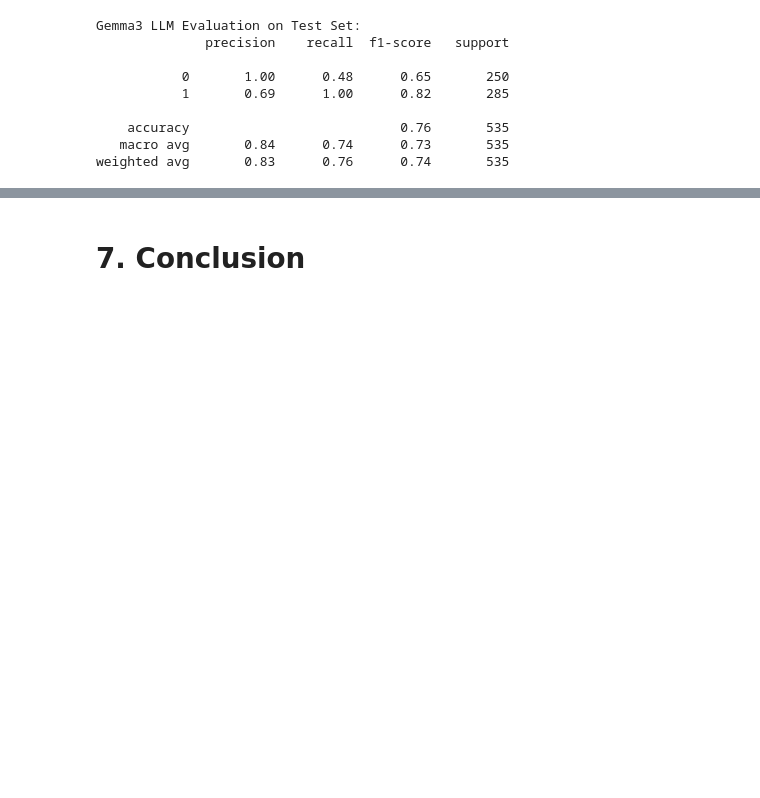
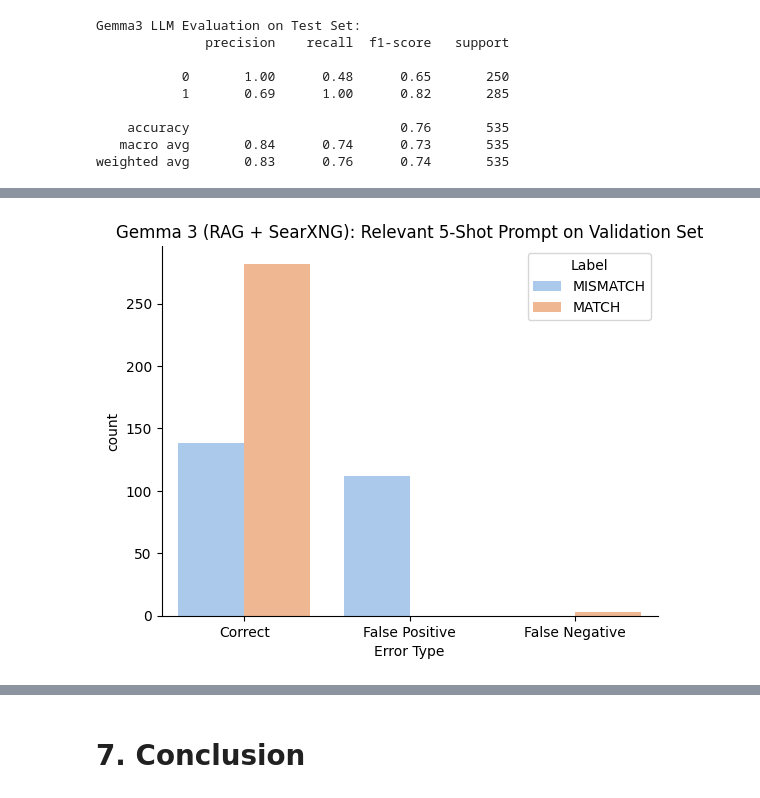
Before and after one commit to rkaushick-neu/fuzzy_match_llms, a Jupyter notebook: TransactionsFuzzyMatch.ipynb, the cells around one changed output, grey strips where cells are left out. Drawn from its saved outputs; the diff is of its cells as text; code cells hidden in the pictures; blank space fills up the shorter version.

```diff
--- a/TransactionsFuzzyMatch.ipynb
+++ b/TransactionsFuzzyMatch.ipynb
@@ -1297,0 +2654,7 @@ weighted avg       0.83      0.76      0.74       535
+# %%
+ax = sns.countplot(data=val_df_searxng, x='error_type_predicted_label_5_shot_gemma3', hue='Label', palette='pastel')
+plt.title('Gemma 3 (RAG + SearXNG): Relevant 5-Shot Prompt on Validation Set')
+plt.xlabel('Error Type')
+sns.despine()
+# %% [output]
+[figure, added]
```
Also changed, not shown: parts of 218 cells of this notebook.
